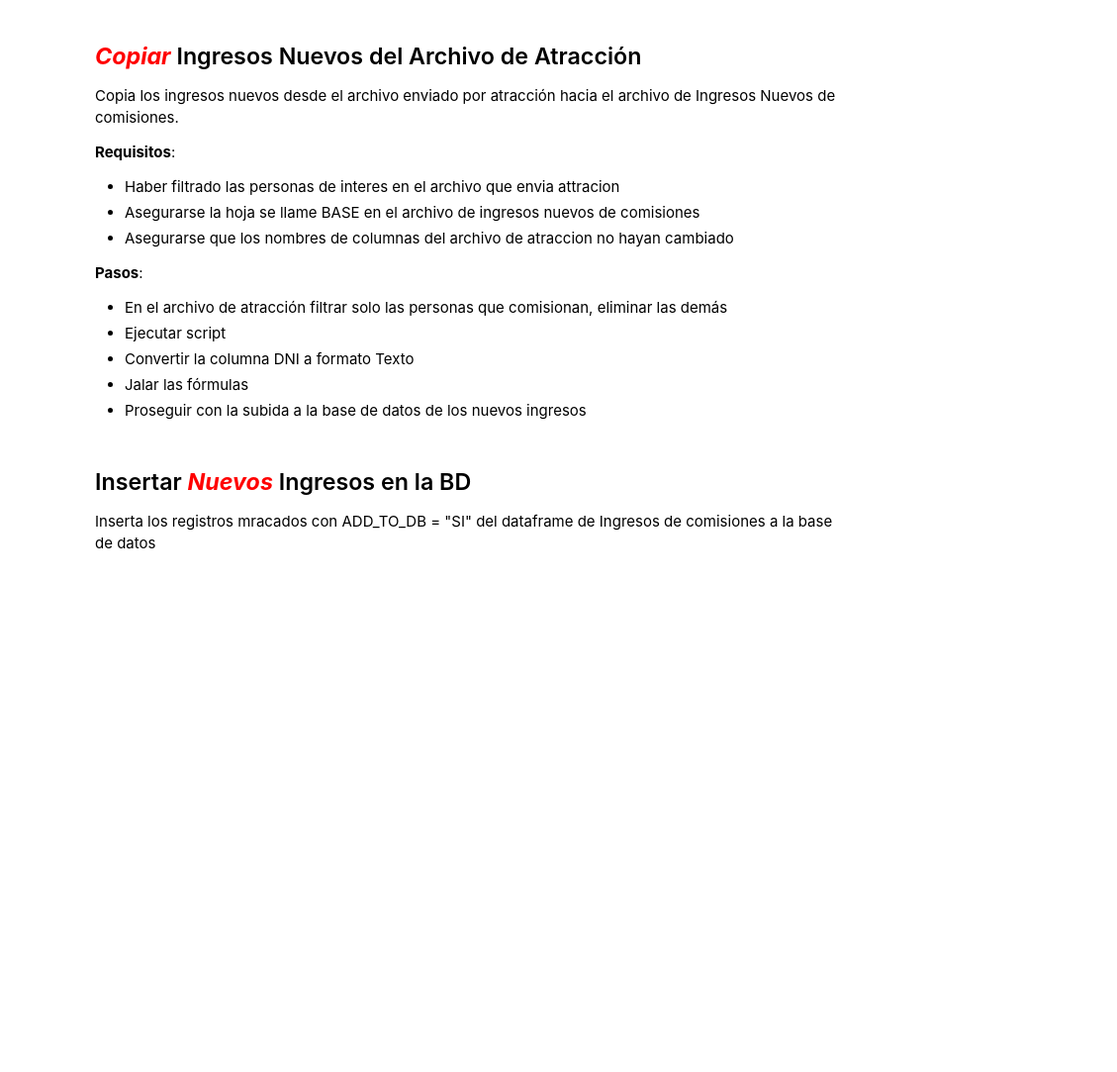
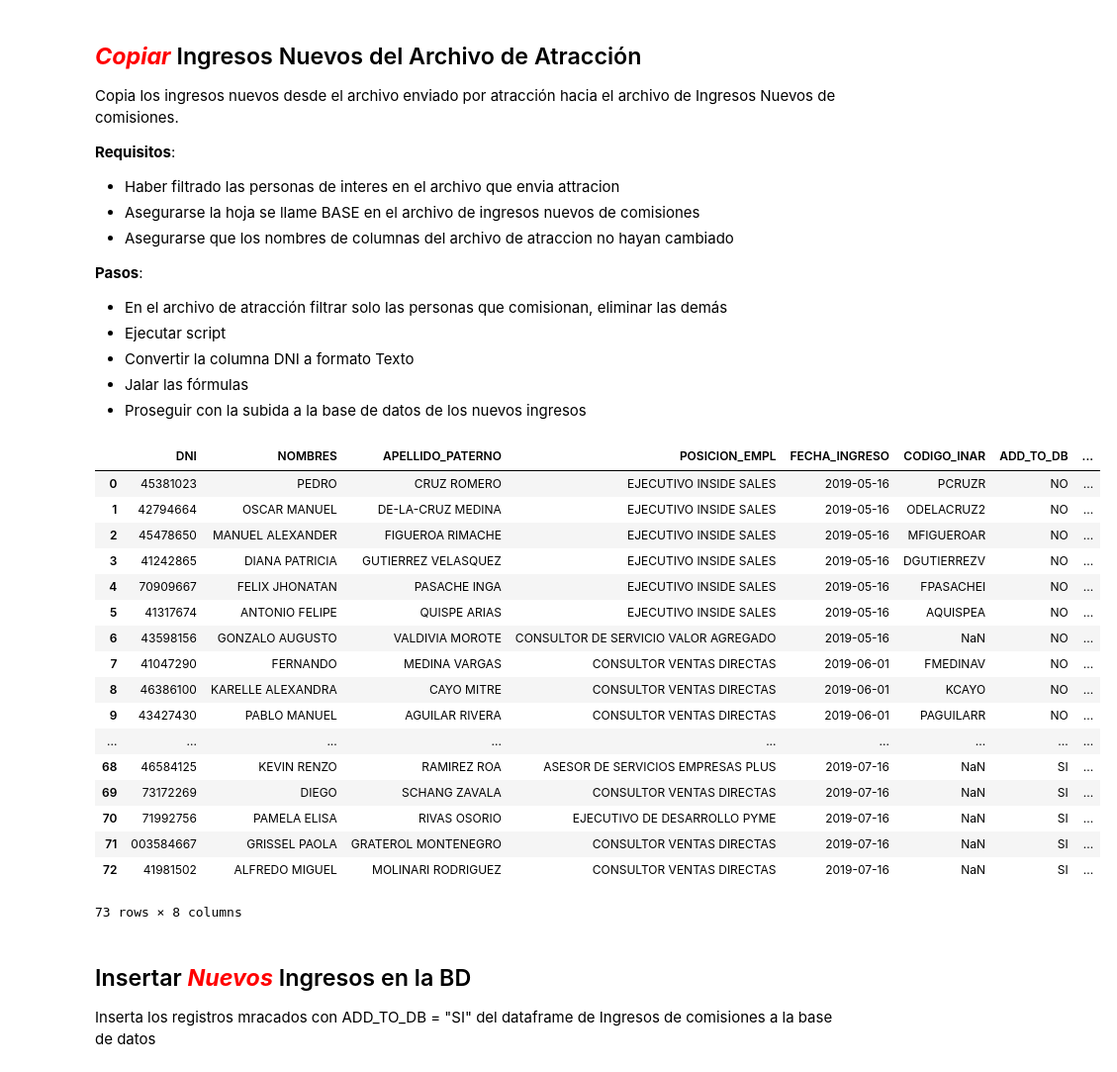
Before and after one commit to saenzac/Comisiones-python, a Jupyter notebook: Comisiones_Empresas_Ingresos_Nuevos.ipynb, the cells around one changed output. Shown at 99% size. Drawn from its saved outputs; the diff is of its cells as text; code cells hidden in the pictures; blank space fills up the shorter version.

```diff
--- a/Comisiones_Empresas_Ingresos_Nuevos.ipynb
+++ b/Comisiones_Empresas_Ingresos_Nuevos.ipynb
@@ -115,6 +115,27 @@ sheet_comis_ingresos = wb_comis_ingresos.sheets('BASE')
 lastrow = sheet_comis_ingresos.api.Cells(65536, 1).End(xw.constants.Direction.xlUp).Row
 #Pegamos el dataframe
 sheet_comis_ingresos.range((lastrow+1, 1)).options(header=False, index=False).value = df_final
+# %%
+ingresos
+# %% [output]
+|  | DNI | NOMBRES | APELLIDO_PATERNO | POSICION_EMPL | FECHA_INGRESO | CODIGO_INAR | ADD_TO_DB | ... |
+| 0 | 45381023 | PEDRO | CRUZ ROMERO | EJECUTIVO INSIDE SALES | 2019-05-16 | PCRUZR | NO | ... |
+| 1 | 42794664 | OSCAR MANUEL | DE-LA-CRUZ MEDINA | EJECUTIVO INSIDE SALES | 2019-05-16 | ODELACRUZ2 | NO | ... |
+| 2 | 45478650 | MANUEL ALEXANDER | FIGUEROA RIMACHE | EJECUTIVO INSIDE SALES | 2019-05-16 | MFIGUEROAR | NO | ... |
+| 3 | 41242865 | DIANA PATRICIA | GUTIERREZ VELASQUEZ | EJECUTIVO INSIDE SALES | 2019-05-16 | DGUTIERREZV | NO | ... |
+| 4 | 70909667 | FELIX JHONATAN | PASACHE INGA | EJECUTIVO INSIDE SALES | 2019-05-16 | FPASACHEI | NO | ... |
+| 5 | 41317674 | ANTONIO FELIPE | QUISPE ARIAS | EJECUTIVO INSIDE SALES | 2019-05-16 | AQUISPEA | NO | ... |
+| 6 | 43598156 | GONZALO AUGUSTO | VALDIVIA MOROTE | CONSULTOR DE SERVICIO VALOR AGREGADO | 2019-05-16 | NaN | NO | ... |
+| 7 | 41047290 | FERNANDO | MEDINA VARGAS | CONSULTOR VENTAS DIRECTAS | 2019-06-01 | FMEDINAV | NO | ... |
+| 8 | 46386100 | KARELLE ALEXANDRA | CAYO MITRE | CONSULTOR VENTAS DIRECTAS | 2019-06-01 | KCAYO | NO | ... |
+| 9 | 43427430 | PABLO MANUEL | AGUILAR RIVERA | CONSULTOR VENTAS DIRECTAS | 2019-06-01 | PAGUILARR | NO | ... |
+| ... | ... | ... | ... | ... | ... | ... | ... | ... |
+| 68 | 46584125 | KEVIN RENZO | RAMIREZ ROA | ASESOR DE SERVICIOS EMPRESAS PLUS | 2019-07-16 | NaN | SI | ... |
+| 69 | 73172269 | DIEGO | SCHANG ZAVALA | CONSULTOR VENTAS DIRECTAS | 2019-07-16 | NaN | SI | ... |
+| 70 | 71992756 | PAMELA ELISA | RIVAS OSORIO | EJECUTIVO DE DESARROLLO PYME | 2019-07-16 | NaN | SI | ... |
+| 71 | 003584667 | GRISSEL PAOLA | GRATEROL MONTENEGRO | CONSULTOR VENTAS DIRECTAS | 2019-07-16 | NaN | SI | ... |
+| 72 | 41981502 | ALFREDO MIGUEL | MOLINARI RODRIGUEZ | CONSULTOR VENTAS DIRECTAS | 2019-07-16 | NaN | SI | ... |
+73 rows × 8 columns
 # %% [markdown]
 Insertar ***<span style="color:red">Nuevos</span>*** Ingresos en la BD
 -----
```
Also changed, not shown: parts of 5 cells of this notebook, 12 other files.
